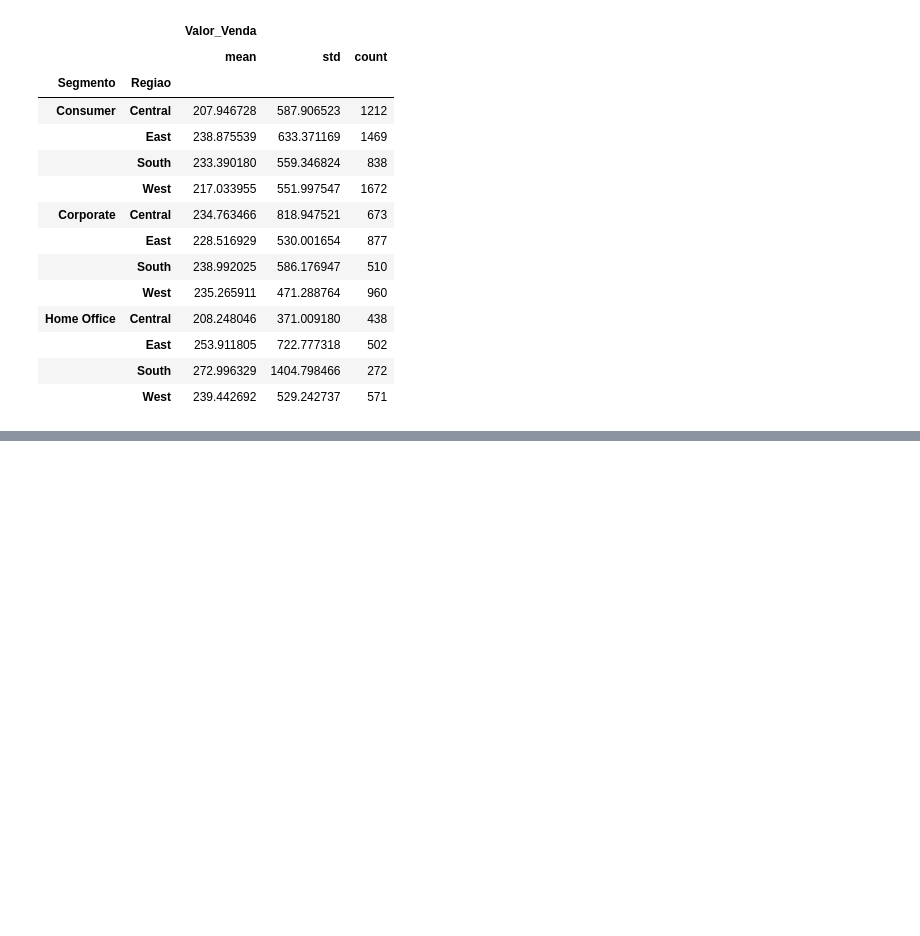
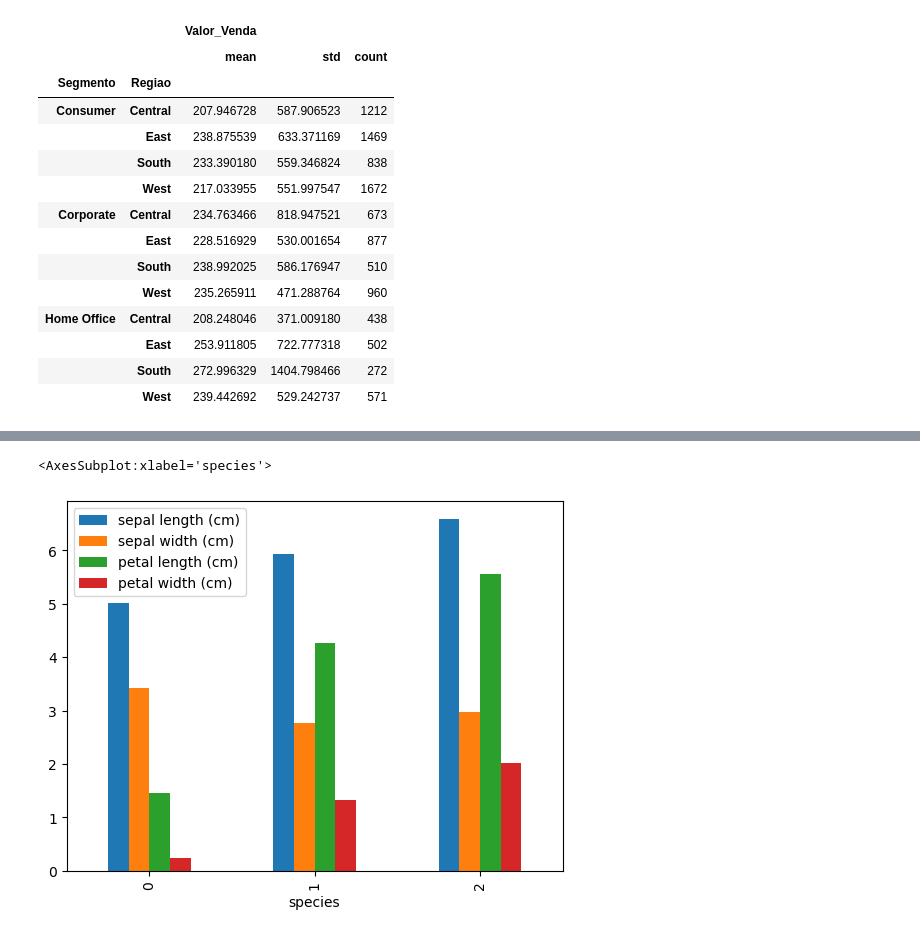
Before and after one commit to Dionmax/BurningMyBrain, a Jupyter notebook: PythonDSA/Cap10/pandas_df.ipynb, the cells around one changed output, grey strips where cells are left out. Saved outputs shown, nothing was run; the diff lists cells and outputs as text; code cells hidden in the pictures; blank space fills up the shorter version.

```diff
--- a/PythonDSA/Cap10/pandas_df.ipynb
+++ b/PythonDSA/Cap10/pandas_df.ipynb
@@ -371,0 +510,5 @@ dsa_df[dsa_df.Segmento.str.startswith('Con')].head()
+# %%
+df5.groupby('species').mean().plot.bar()
+# %% [output]
+<AxesSubplot:xlabel='species'>
+[figure, added]
```
Also changed, not shown: parts of 21 cells of this notebook.
